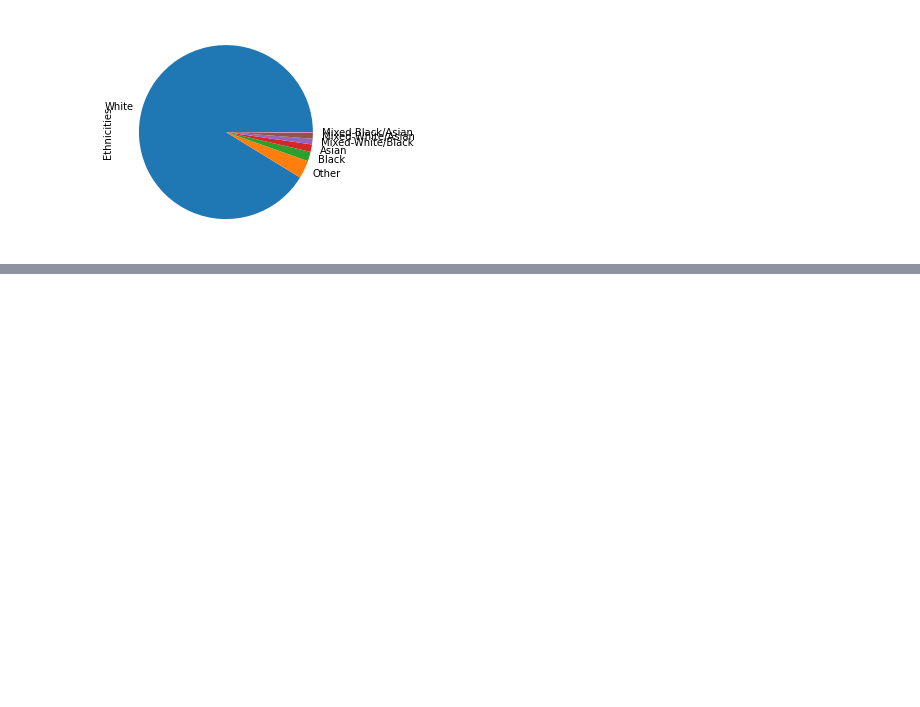
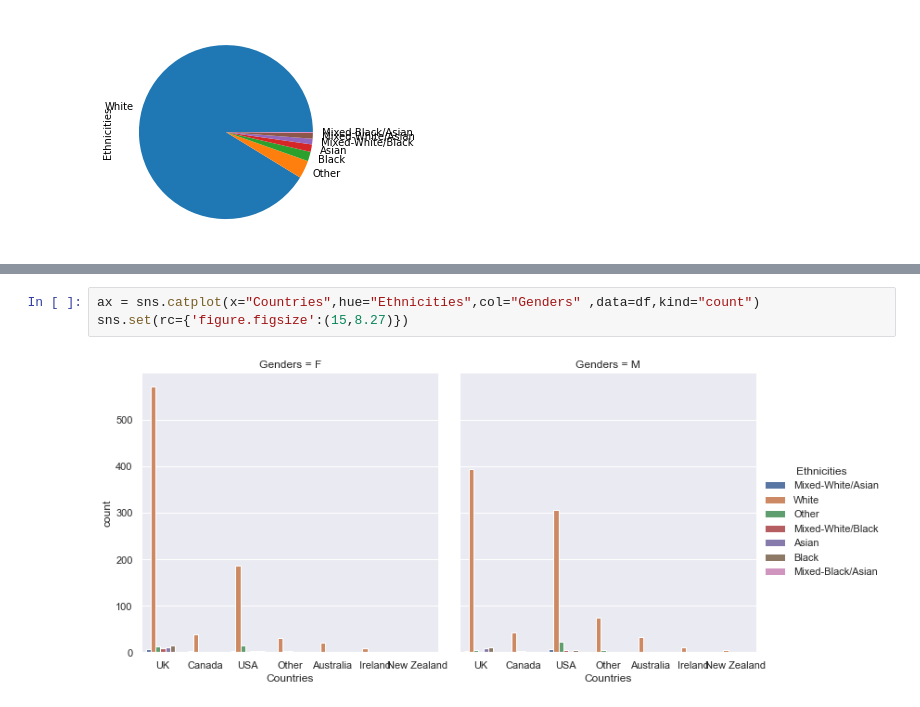
Before and after one commit to ras-000212/ESILV4-DIA-DataAnalysis-Project, a Jupyter notebook: data_analysis.ipynb, the cells around one changed output, grey strips where cells are left out. Cells and saved outputs as stored; diff of their text form; blank space fills up the shorter version.

```diff
--- a/data_analysis.ipynb
+++ b/data_analysis.ipynb
@@ -250,0 +269,5 @@ df["Educations"].value_counts().plot(kind="pie")
+# %%
+ax = sns.catplot(x="Countries",hue="Ethnicities",col="Genders" ,data=df,kind="count")
+sns.set(rc={'figure.figsize':(15,8.27)})
+# %% [output]
+[figure, added]
```
Also changed, not shown: parts of 11 cells of this notebook.
